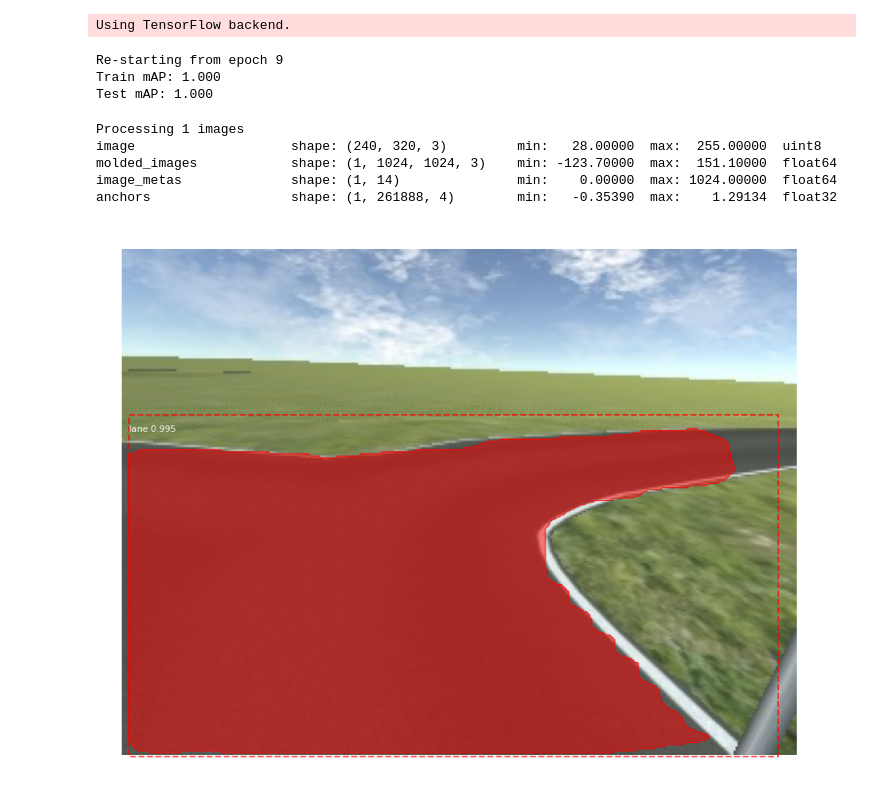
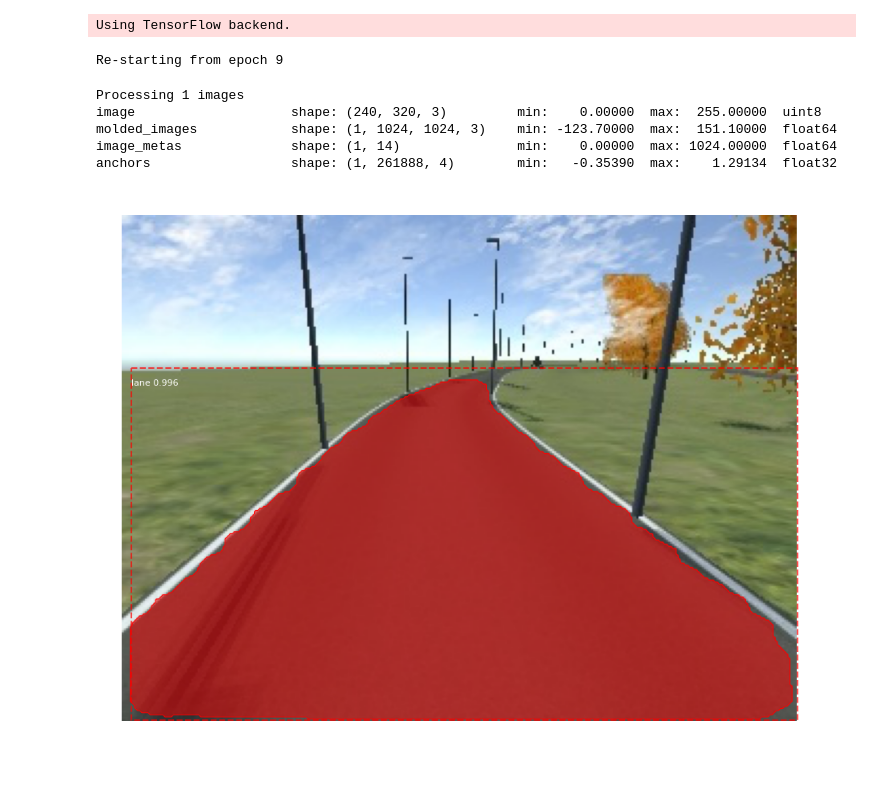
Before and after one commit to minhduccse/hcmut-fpt-digital-race, a Jupyter notebook: lane_segmentation/validate.ipynb, the cells around one changed output. Saved outputs shown, nothing was run; the diff lists cells and outputs as text; code cells hidden in the pictures.

```diff
--- a/lane_segmentation/validate.ipynb
+++ b/lane_segmentation/validate.ipynb
@@ -170,38 +170,36 @@ model = MaskRCNN(mode='inference', model_dir='logs', config=cfg)
 # load model weights
 model.load_weights('/home/ubuntu/Workspace/Mask_RCNN/logs/lane_segmentation20230505T0903/mask_rcnn_lane_segmentation_0009.h5', by_name=True)
 # evaluate model on training dataset
-train_mAP = evaluate_model(dataset_train, model, cfg)
-print("Train mAP: %.3f" % train_mAP)
-# evaluate model on test dataset
-test_mAP = evaluate_model(dataset_val, model, cfg)
-print("Test mAP: %.3f" % test_mAP)
+# train_mAP = evaluate_model(dataset_train, model, cfg)
+# print("Train mAP: %.3f" % train_mAP)
+# # evaluate model on test dataset
+# test_mAP = evaluate_model(dataset_val, model, cfg)
+# print("Test mAP: %.3f" % test_mAP)
 # %% [output]
 Re-starting from epoch 9
-Train mAP: 1.000
-Test mAP: 1.000
 # %%
 #Test on a single image
-lane_img = skimage.io.imread("/home/ubuntu/catkin/lane_segmentation/validate/savedImage1095.jpg")
+lane_img = skimage.io.imread("/home/ubuntu/catkin/lane_segmentation/validate/savedImage472.jpg")
 # plt.imshow(lane_img)
 
 # detected = model.detect([lane_img])
 # results = detected[0]
 class_names = ['BG', 'lane']
 # display_instances(lane_img, results['rois'], results['masks'],
 #                   results['class_ids'], class_names, results['scores'])
 results = model.detect([lane_img], verbose=1)
 
 # # Visualize results
 r = results[0]
 visualize.display_instances(lane_img, r['rois'], r['masks'], r['class_ids'],
                             class_names, r['scores'])
 # %% [output]
 Processing 1 images
-image                    shape: (240, 320, 3)         min:   28.00000  max:  255.00000  uint8
+image                    shape: (240, 320, 3)         min:    0.00000  max:  255.00000  uint8
 molded_images            shape: (1, 1024, 1024, 3)    min: -123.70000  max:  151.10000  float64
 image_metas              shape: (1, 14)               min:    0.00000  max: 1024.00000  float64
 anchors                  shape: (1, 261888, 4)        min:   -0.35390  max:    1.29134  float32
-[figure, old version]
+[figure, new version]
 # %%
 def color_splash(image, mask):
     """Apply color splash effect.
```
Also changed, not shown: parts of 3 cells of this notebook, 1 other file.
